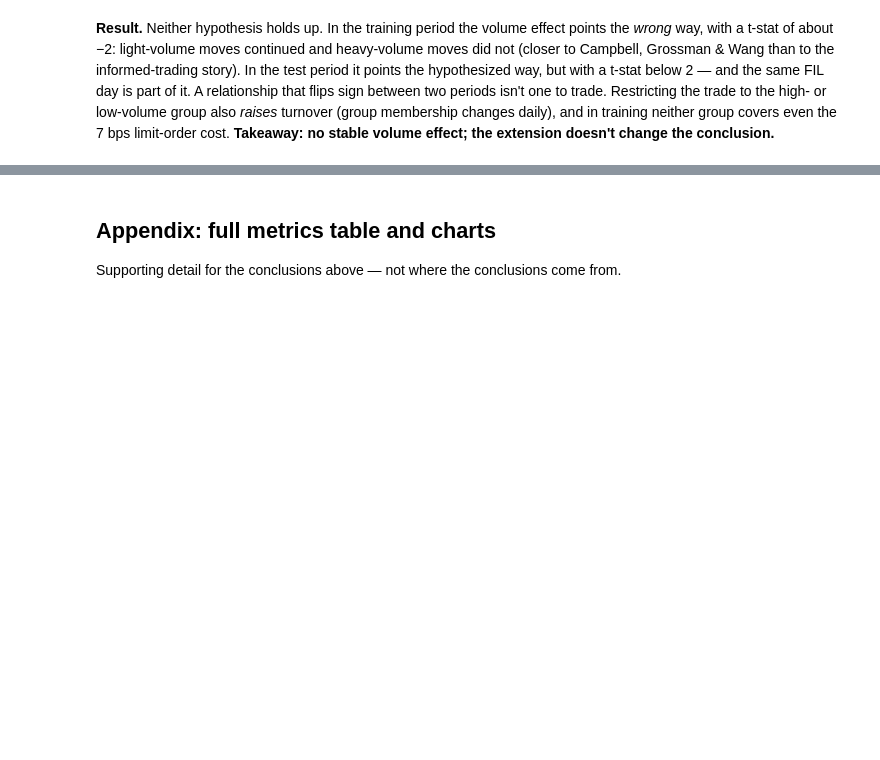
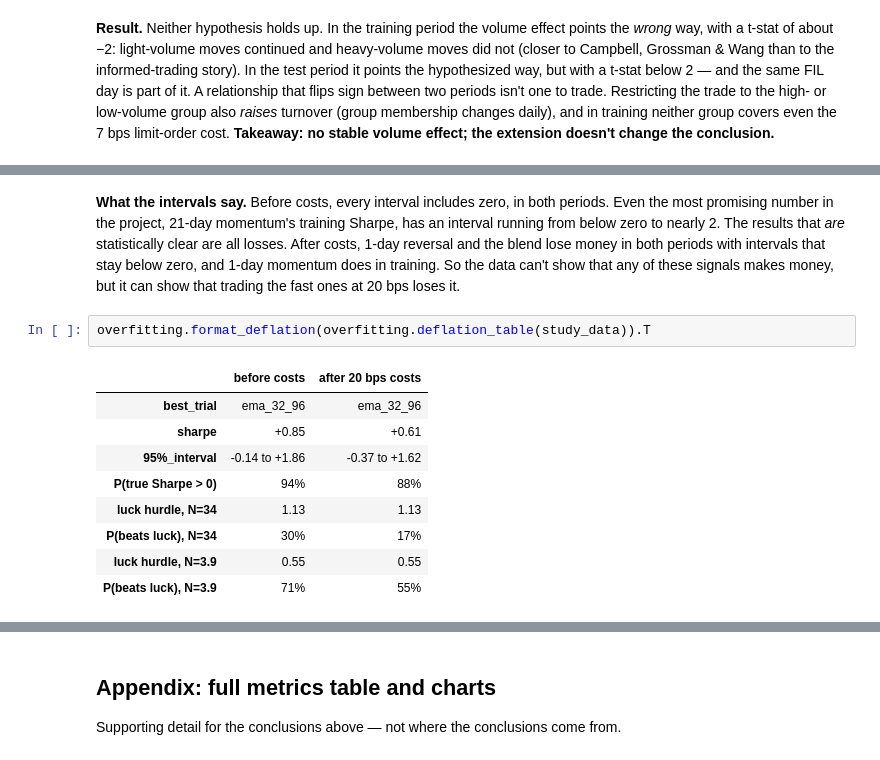
Before and after one commit to ravirajlondhepatil/quant-class-project, a Jupyter notebook: notebooks/performance_summary.ipynb, the cells around one changed output, grey strips where cells are left out. Drawn from its saved outputs; the diff is of its cells as text; blank space fills up the shorter version.

```diff
--- a/notebooks/performance_summary.ipynb
+++ b/notebooks/performance_summary.ipynb
@@ -520,0 +557,14 @@ doesn't change the conclusion.**
+# %% [markdown]
+**What the intervals say.** Before costs, every interval includes zero, in both periods. Even the most promising number in the project, 21-day momentum's training Sharpe, has an interval running from below zero to nearly 2. The results that *are* statistically clear are all losses. After costs, 1-day reversal and the blend lose money in both periods with intervals that stay below zero, and 1-day momentum does in training. So the data can't show that any of these signals makes money, but it can show that trading the fast ones at 20 bps loses it.
+# %%
+overfitting.format_deflation(overfitting.deflation_table(study_data)).T
+# %% [output]
+|  | before costs | after 20 bps costs |
+| best_trial | ema_32_96 | ema_32_96 |
+| sharpe | +0.85 | +0.61 |
+| 95%_interval | -0.14 to +1.86 | -0.37 to +1.62 |
+| P(true Sharpe > 0) | 94% | 88% |
+| luck hurdle, N=34 | 1.13 | 1.13 |
+| P(beats luck), N=34 | 30% | 17% |
+| luck hurdle, N=3.9 | 0.55 | 0.55 |
+| P(beats luck), N=3.9 | 71% | 55% |
```
Also changed, not shown: parts of 11 cells of this notebook, 5 other files.
